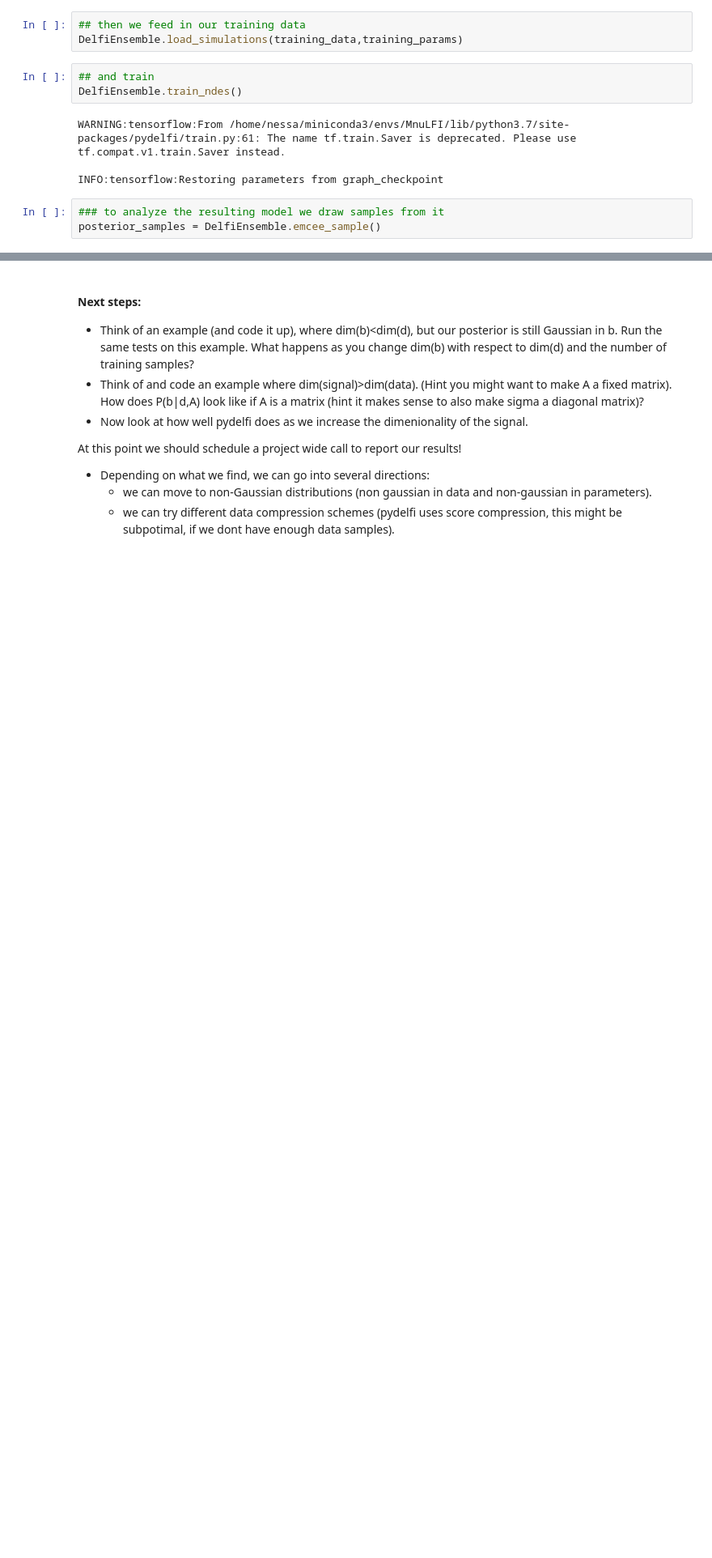
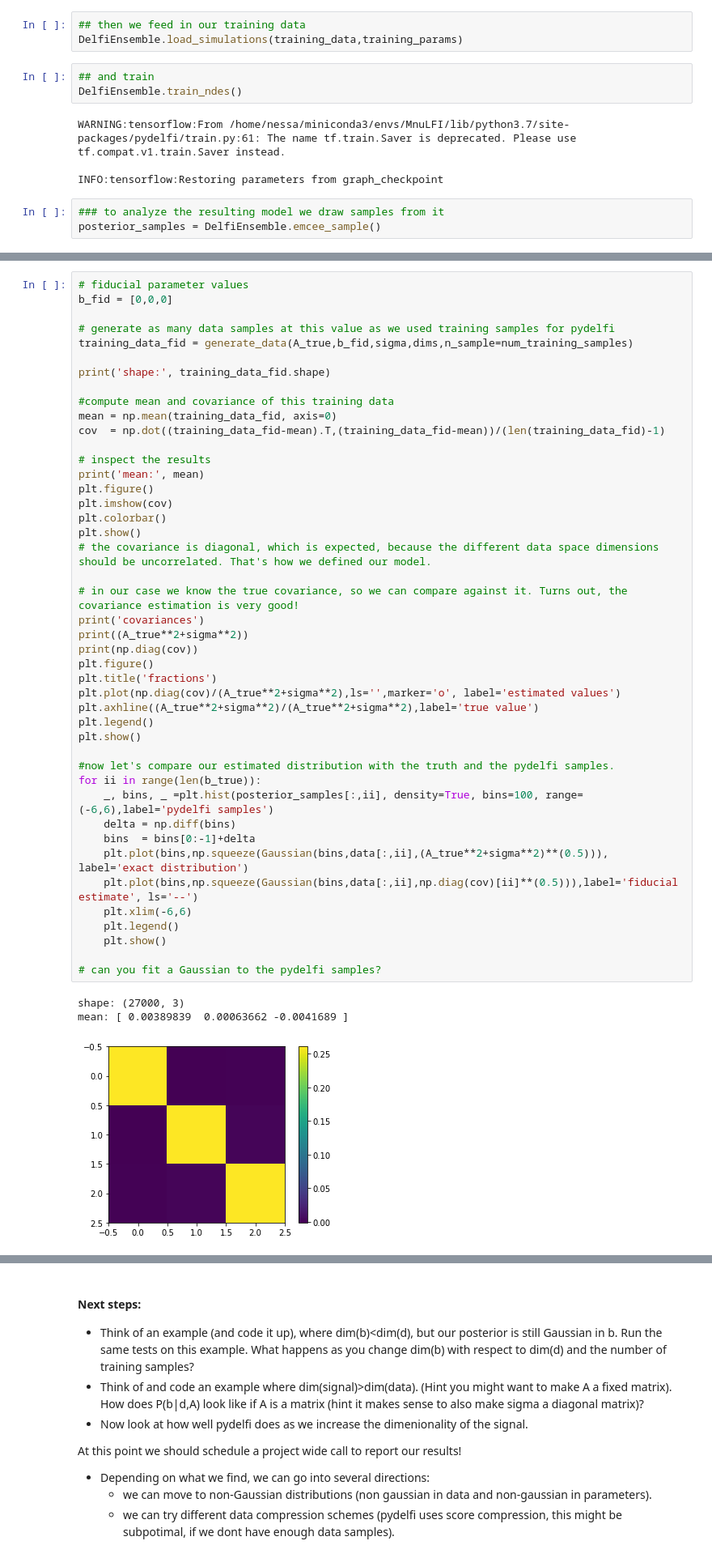
Before and after one commit to twerhane/UndergradStudentProjects, a Jupyter notebook: Tess/Convergence Properties of PyDelfi.ipynb, the cells around one changed output, grey strips where cells are left out. Shown at 81% size. Saved outputs shown, nothing was run; the diff lists cells and outputs as text; blank space fills up the shorter version.

Commit message:
modified pydelfi notebook and added calculation of Gaussian

```diff
--- a/Tess/Convergence Properties of PyDelfi.ipynb
+++ b/Tess/Convergence Properties of PyDelfi.ipynb
@@ -201,0 +228,48 @@ for ii in range(len(b_true)):
+# %%
+# fiducial parameter values
+b_fid = [0,0,0]
+
+# generate as many data samples at this value as we used training samples for pydelfi
+training_data_fid = generate_data(A_true,b_fid,sigma,dims,n_sample=num_training_samples)
+
+print('shape:', training_data_fid.shape)
+
+#compute mean and covariance of this training data
+mean = np.mean(training_data_fid, axis=0)
+cov  = np.dot((training_data_fid-mean).T,(training_data_fid-mean))/(len(training_data_fid)-1)
+
+# inspect the results
+print('mean:', mean)
+plt.figure()
+plt.imshow(cov)
+plt.colorbar()
+plt.show()
+# the covariance is diagonal, which is expected, because the different data space dimensions should be uncorrelated. That's how we defined our model.
+
+# in our case we know the true covariance, so we can compare against it. Turns out, the covariance estimation is very good!
+print('covariances')
+print((A_true**2+sigma**2))
+print(np.diag(cov))
+plt.figure()
+plt.title('fractions')
+plt.plot(np.diag(cov)/(A_true**2+sigma**2),ls='',marker='o', label='estimated values')
+plt.axhline((A_true**2+sigma**2)/(A_true**2+sigma**2),label='true value')
+plt.legend()
+plt.show()
+
+#now let's compare our estimated distribution with the truth and the pydelfi samples.
+for ii in range(len(b_true)):
+    _, bins, _ =plt.hist(posterior_samples[:,ii], density=True, bins=100, range=(-6,6),label='pydelfi samples')
+    delta = np.diff(bins)
+    bins  = bins[0:-1]+delta
+    plt.plot(bins,np.squeeze(Gaussian(bins,data[:,ii],(A_true**2+sigma**2)**(0.5))), label='exact distribution')
+    plt.plot(bins,np.squeeze(Gaussian(bins,data[:,ii],np.diag(cov)[ii]**(0.5))),label='fiducial estimate', ls='--')
+    plt.xlim(-6,6)
+    plt.legend()
+    plt.show()
+
+# can you fit a Gaussian to the pydelfi samples?
+# %% [output]
+shape: (27000, 3)
+mean: [ 0.00389839  0.00063662 -0.0041689 ]
+[figure, added]
```
Also changed, not shown: parts of 12 cells of this notebook.
